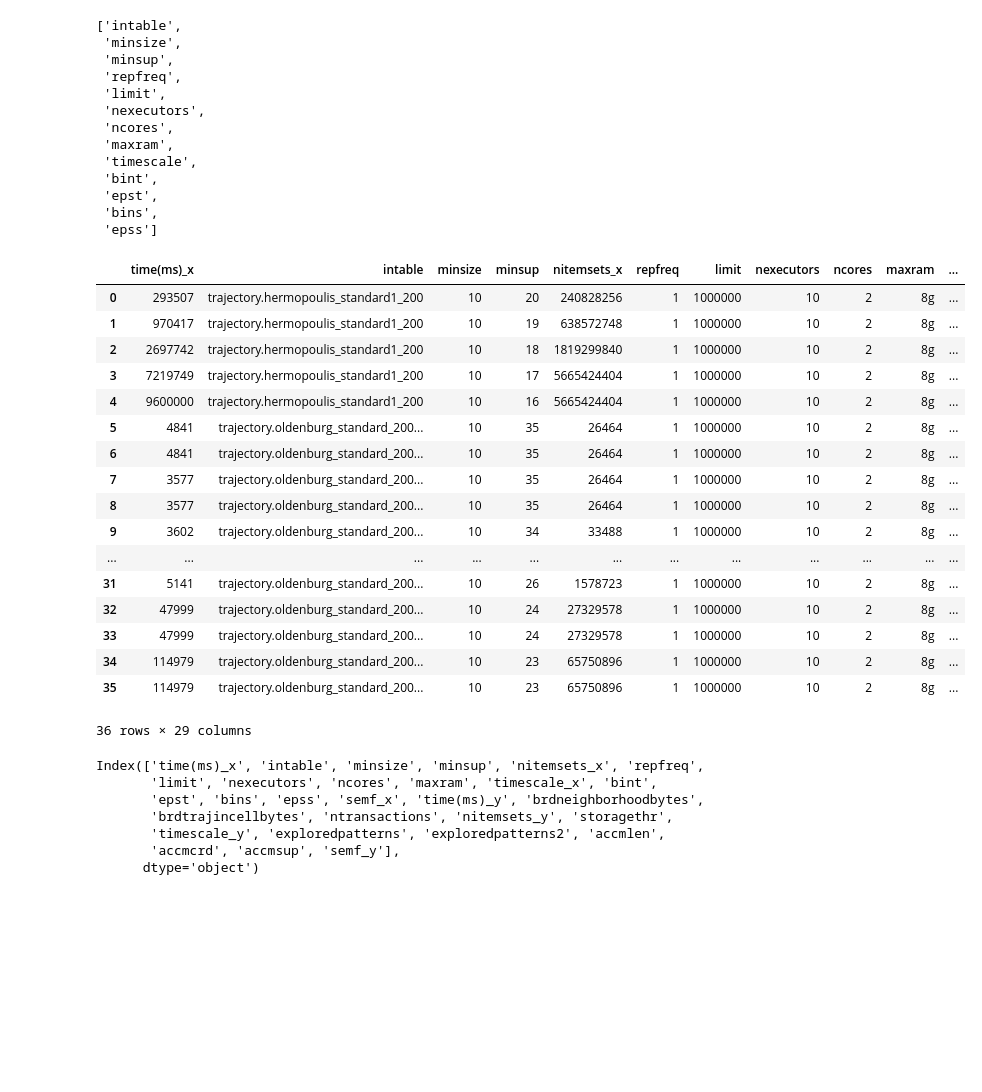
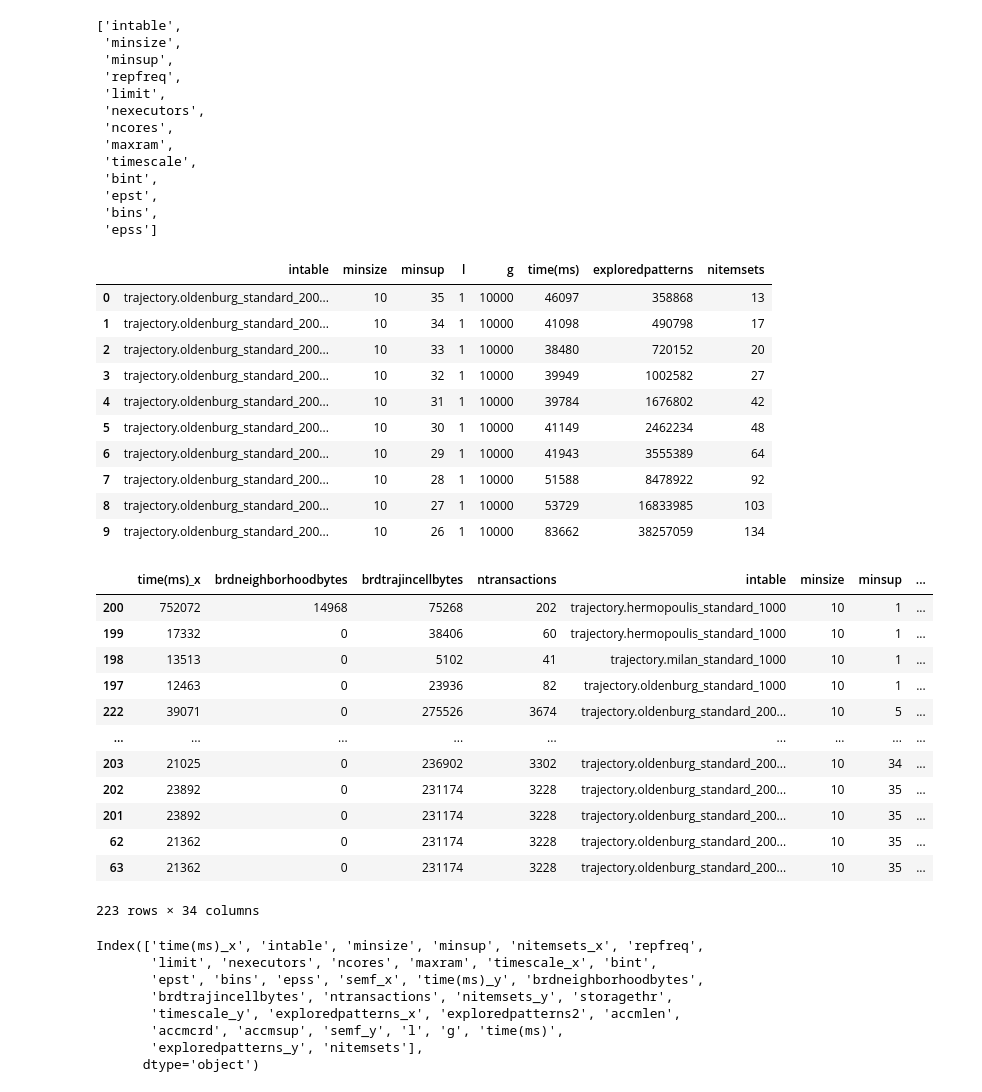
Before and after one commit to w4bo/ctm, a Jupyter notebook: src/main/python/CTM/PFPGrowth.ipynb, the cells around one changed output. Saved outputs shown, nothing was run; the diff lists cells and outputs as text; code cells hidden in the pictures; blank space fills up the shorter version.

```diff
--- a/src/main/python/CTM/PFPGrowth.ipynb
+++ b/src/main/python/CTM/PFPGrowth.ipynb
@@ -166,28 +166,41 @@ df2
  'epst',
  'bins',
  'epss']
+# %%
+df4 = pd.read_csv('../../../../results/SPARE_stats.csv')
+df4 = df4.rename({'m': 'minsize', 'k': 'minsup', 'validpatterns': 'nitemsets'}, axis=1)
+df4
+# %% [output]
+|  | intable | minsize | minsup | l | g | time(ms) | exploredpatterns | nitemsets |
+| 0 | trajectory.oldenburg_standard_200... | 10 | 35 | 1 | 10000 | 46097 | 358868 | 13 |
+| 1 | trajectory.oldenburg_standard_200... | 10 | 34 | 1 | 10000 | 41098 | 490798 | 17 |
+| 2 | trajectory.oldenburg_standard_200... | 10 | 33 | 1 | 10000 | 38480 | 720152 | 20 |
+| 3 | trajectory.oldenburg_standard_200... | 10 | 32 | 1 | 10000 | 39949 | 1002582 | 27 |
+| 4 | trajectory.oldenburg_standard_200... | 10 | 31 | 1 | 10000 | 39784 | 1676802 | 42 |
+| 5 | trajectory.oldenburg_standard_200... | 10 | 30 | 1 | 10000 | 41149 | 2462234 | 48 |
+| 6 | trajectory.oldenburg_standard_200... | 10 | 29 | 1 | 10000 | 41943 | 3555389 | 64 |
+| 7 | trajectory.oldenburg_standard_200... | 10 | 28 | 1 | 10000 | 51588 | 8478922 | 92 |
+| 8 | trajectory.oldenburg_standard_200... | 10 | 27 | 1 | 10000 | 53729 | 16833985 | 103 |
+| 9 | trajectory.oldenburg_standard_200... | 10 | 26 | 1 | 10000 | 83662 | 38257059 | 134 |
 # %%
-df3 = df1.merge(df2, on=[x for x in df1.columns if x in ['intable', 'epss', 'bins', 'epst', 'bint', 'maxram', 'ncores', 'intable', 'minsize', 'minsup', 'repfreq',  'limit', 'nexecutors',]])
+l = [x for x in df1.columns if x in ['intable', 'epss', 'bins', 'epst', 'bint', 'maxram', 'ncores', 'intable', 'minsize', 'minsup', 'repfreq',  'limit', 'nexecutors',]]
+df3 = df2.merge(df1, on=l, how='left').merge(df4, how='left', on=['intable', 'minsize', 'minsup'])
+df3 = df3.sort_values("minsup")
 df3
 # %% [output]
-|  | time(ms)_x | intable | minsize | minsup | nitemsets_x | repfreq | limit | nexecutors | ncores | maxram | ... |
-| 0 | 293507 | trajectory.hermopoulis_standard1_200 | 10 | 20 | 240828256 | 1 | 1000000 | 10 | 2 | 8g | ... |
-| 1 | 970417 | trajectory.hermopoulis_standard1_200 | 10 | 19 | 638572748 | 1 | 1000000 | 10 | 2 | 8g | ... |
-| 2 | 2697742 | trajectory.hermopoulis_standard1_200 | 10 | 18 | 1819299840 | 1 | 1000000 | 10 | 2 | 8g | ... |
-| 3 | 7219749 | trajectory.hermopoulis_standard1_200 | 10 | 17 | 5665424404 | 1 | 1000000 | 10 | 2 | 8g | ... |
-| 4 | 9600000 | trajectory.hermopoulis_standard1_200 | 10 | 16 | 5665424404 | 1 | 1000000 | 10 | 2 | 8g | ... |
-| 5 | 4841 | trajectory.oldenburg_standard_200... | 10 | 35 | 26464 | 1 | 1000000 | 10 | 2 | 8g | ... |
-| 6 | 4841 | trajectory.oldenburg_standard_200... | 10 | 35 | 26464 | 1 | 1000000 | 10 | 2 | 8g | ... |
-| 7 | 3577 | trajectory.oldenburg_standard_200... | 10 | 35 | 26464 | 1 | 1000000 | 10 | 2 | 8g | ... |
-| 8 | 3577 | trajectory.oldenburg_standard_200... | 10 | 35 | 26464 | 1 | 1000000 | 10 | 2 | 8g | ... |
-| 9 | 3602 | trajectory.oldenburg_standard_200... | 10 | 34 | 33488 | 1 | 1000000 | 10 | 2 | 8g | ... |
-| ... | ... | ... | ... | ... | ... | ... | ... | ... | ... | ... | ... |
-| 31 | 5141 | trajectory.oldenburg_standard_200... | 10 | 26 | 1578723 | 1 | 1000000 | 10 | 2 | 8g | ... |
-| 32 | 47999 | trajectory.oldenburg_standard_200... | 10 | 24 | 27329578 | 1 | 1000000 | 10 | 2 | 8g | ... |
-| 33 | 47999 | trajectory.oldenburg_standard_200... | 10 | 24 | 27329578 | 1 | 1000000 | 10 | 2 | 8g | ... |
-| 34 | 114979 | trajectory.oldenburg_standard_200... | 10 | 23 | 65750896 | 1 | 1000000 | 10 | 2 | 8g | ... |
-| 35 | 114979 | trajectory.oldenburg_standard_200... | 10 | 23 | 65750896 | 1 | 1000000 | 10 | 2 | 8g | ... |
+|  | time(ms)_x | brdneighborhoodbytes | brdtrajincellbytes | ntransactions | intable | minsize | minsup | ... |
+| 200 | 752072 | 14968 | 75268 | 202 | trajectory.hermopoulis_standard_1000 | 10 | 1 | ... |
+| 199 | 17332 | 0 | 38406 | 60 | trajectory.hermopoulis_standard_1000 | 10 | 1 | ... |
+| 198 | 13513 | 0 | 5102 | 41 | trajectory.milan_standard_1000 | 10 | 1 | ... |
+| 197 | 12463 | 0 | 23936 | 82 | trajectory.oldenburg_standard_1000 | 10 | 1 | ... |
+| 222 | 39071 | 0 | 275526 | 3674 | trajectory.oldenburg_standard_200... | 10 | 5 | ... |
+| ... | ... | ... | ... | ... | ... | ... | ... | ... |
+| 203 | 21025 | 0 | 236902 | 3302 | trajectory.oldenburg_standard_200... | 10 | 34 | ... |
+| 202 | 23892 | 0 | 231174 | 3228 | trajectory.oldenburg_standard_200... | 10 | 35 | ... |
+| 201 | 23892 | 0 | 231174 | 3228 | trajectory.oldenburg_standard_200... | 10 | 35 | ... |
+| 62 | 21362 | 0 | 231174 | 3228 | trajectory.oldenburg_standard_200... | 10 | 35 | ... |
+| 63 | 21362 | 0 | 231174 | 3228 | trajectory.oldenburg_standard_200... | 10 | 35 | ... |
-36 rows × 29 columns
+223 rows × 34 columns
 # %%
 df3.columns
 # %% [output]
@@ -195,7 +208,8 @@ Index(['time(ms)_x', 'intable', 'minsize', 'minsup', 'nitemsets_x', 'repfreq',
        'limit', 'nexecutors', 'ncores', 'maxram', 'timescale_x', 'bint',
        'epst', 'bins', 'epss', 'semf_x', 'time(ms)_y', 'brdneighborhoodbytes',
        'brdtrajincellbytes', 'ntransactions', 'nitemsets_y', 'storagethr',
-       'timescale_y', 'exploredpatterns', 'exploredpatterns2', 'accmlen',
-       'accmcrd', 'accmsup', 'semf_y'],
+       'timescale_y', 'exploredpatterns_x', 'exploredpatterns2', 'accmlen',
+       'accmcrd', 'accmsup', 'semf_y', 'l', 'g', 'time(ms)',
+       'exploredpatterns_y', 'nitemsets'],
       dtype='object')
 # %%
```
Also changed, not shown: parts of 2 cells of this notebook.
